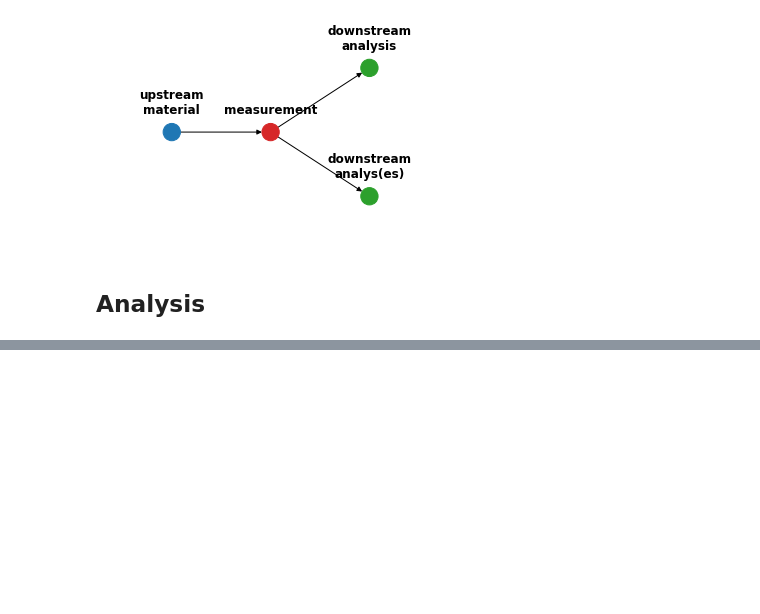
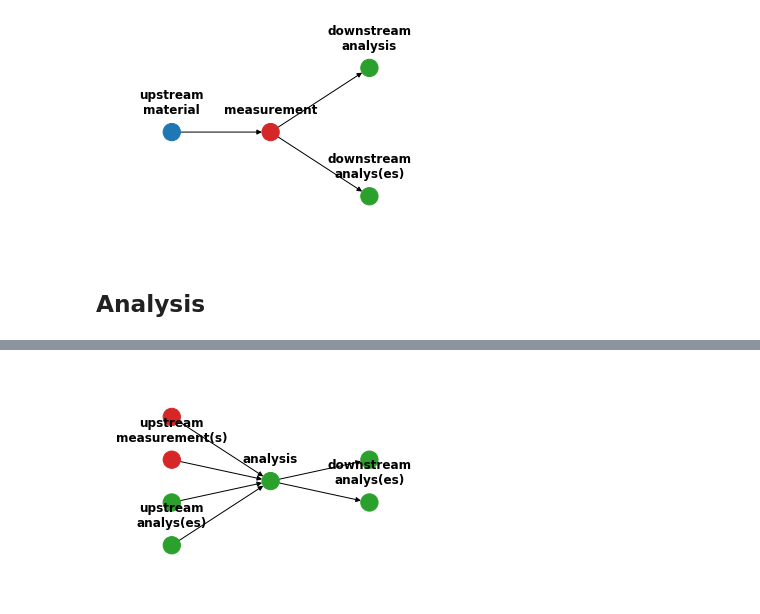
Before and after one commit to rekumar/labgraph, a Jupyter notebook: docs/figures.ipynb, the cells around one changed output, grey strips where cells are left out. Saved outputs shown, nothing was run; the diff lists cells and outputs as text; code cells hidden in the pictures; blank space fills up the shorter version.

```diff
--- a/docs/figures.ipynb
+++ b/docs/figures.ipynb
@@ -285 +286,23 @@ plt.savefig(IMGDIR/"analysis_allowed_edges.png" ,bbox_inches="tight")
 [figure]
+# %%
+g = nx.DiGraph()
+
+g.add_node("   ", type="Measurement")
+g.add_node("upstream\nmeasurement(s)\n", type="Measurement")
+g.add_node(" ", type="Analysis")
+g.add_node("upstream\nanalys(es)\n", type="Analysis")
+g.add_node("analysis", type="Analysis")
+g.add_node("downstream\nanalys(es)\n", type="Analysis")
+g.add_node("  ", type="Analysis")
+
+g.add_edge("upstream\nmeasurement(s)\n", "analysis")
+g.add_edge("   ", "analysis")
+g.add_edge("upstream\nanalys(es)\n", "analysis")
+g.add_edge(" ", "analysis")
+g.add_edge("analysis", "  ")
+g.add_edge("analysis", "downstream\nanalys(es)\n")
+plot_example(g)
+
+plt.savefig(IMGDIR/"analysis_allowed_edges.png" ,bbox_inches="tight")
+# %% [output]
+[figure, added]
```
Also changed, not shown: parts of 22 cells of this notebook, 11 other files.
